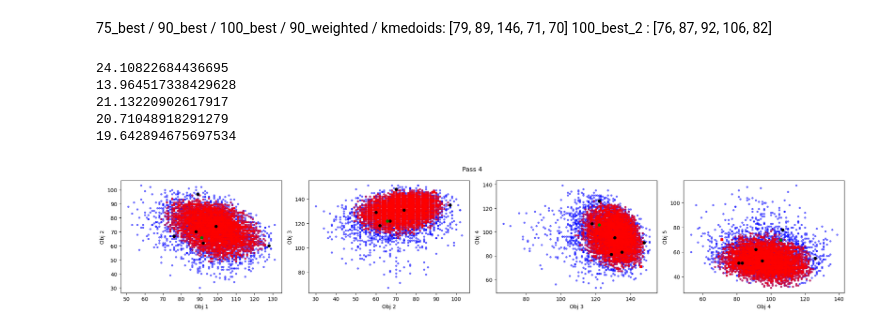
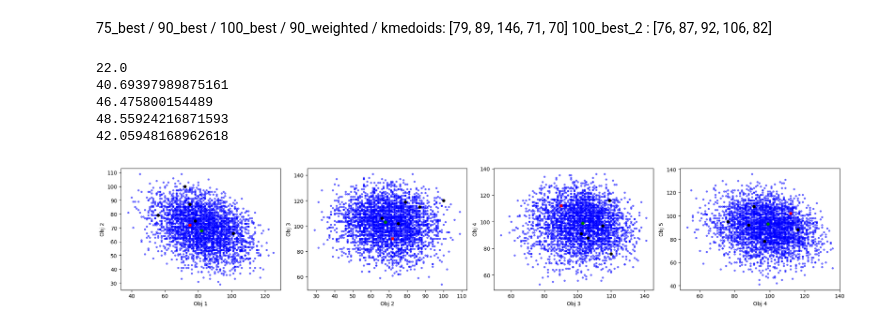
Before and after one commit to rameshsrinivasanuci/multiobjective, a Jupyter notebook: stimulate_human_guided_eda.ipynb, the cells around one changed output. Saved outputs shown, nothing was run; the diff lists cells and outputs as text; code cells hidden in the pictures.

```diff
--- a/stimulate_human_guided_eda.ipynb
+++ b/stimulate_human_guided_eda.ipynb
@@ -288,9 +245,12 @@ Pass 4: dist_to_ref=52.0000,
 100_best_2 : [76, 87, 92, 106, 82]
 # %%
 max_passes = 5
-with open('data/eda_results/history_90bestother_weighted.pkl', 'rb') as f:
+run_name = "90_per"
+ref_sol = np.array([75, 72, 90, 112, 102])
+
+with open(f'data/eda_results/history_{run_name}.pkl', 'rb') as f:
     history = pickle.load(f)
-ref_sol = np.array([79, 89, 146, 71, 70])
+
 selected_sols_list = []
 aspi_sol_list = []
 pf_dense_list = []
@@ -305,11 +265,11 @@ for i in range(max_passes):
 
     print(np.linalg.norm(aspi_sol - ref_sol))
 # %% [output]
-24.10822684436695
-13.964517338429628
-21.13220902617917
-20.71048918291279
-19.642894675697534
+22.0
+40.69397989875161
+46.475800154489
+48.55924216871593
+42.05948168962618
 # %%
 # with open('card_game/eda_results/eda_trial8.pkl', 'rb') as f:
 #     results = pickle.load(f)
@@ -339,6 +277,6 @@ from matplotlib import pyplot as plt
 # %%
-with open(f'data/eda_results/eda_human_passinitial_dense_best.pkl', 'rb') as f:
-        results = pickle.load(f)
+with open(f'data/eda_results/eda_passinitial_{run_name}.pkl', 'rb') as f:
+    results = pickle.load(f)
 
 pf = results["converged_pf_table"][-1]
 
@@ -349,47 +287,38 @@ ax2 = fig.add_subplot(1, 4, 3)
 ax3 = fig.add_subplot(1, 4, 4)
 
 ax0.plot(pf[:, 0], pf[:, 1], 'bo', alpha=0.5, markersize=3)
-ax0.plot(pf_dense_list[0][:, 0], pf_dense_list[0][:, 1], 'ro', alpha=0.5, markersize=3)
+# ax0.plot(pf_dense_list[0][:, 0], pf_dense_list[0][:, 1], 'ro', alpha=0.5, markersize=3)
 ax0.plot(ref_sol[0], ref_sol[1], 'rs', alpha=1, markersize=5)
 ax0.plot(selected_sols_list[0][:, 0], selected_sols_list[0][:, 1], 'ko', alpha=1, markersize=5)
 ax0.plot(aspi_sol_list[0][0], aspi_sol_list[0][1], 'go', alpha=1, markersize=5)
 ax0.set_xlabel('Obj 1')
 ax0.set_ylabel('Obj 2')
-# ax0.set_ylim(30, 120)
-# ax0.set_xlim(35, 125)
 
 ax1.plot(pf[:, 1], pf[:, 2], 'bo', alpha=0.5, markersize=3)
-ax1.plot(pf_dense_list[0][:, 1], pf_dense_list[0][:, 2], 'ro', alpha=0.5, markersize=3)
+# ax1.plot(pf_dense_list[0][:, 1], pf_dense_list[0][:, 2], 'ro', alpha=0.5, markersize=3)
 ax1.plot(ref_sol[1], ref_sol[2], 'rs', alpha=1, markersize=5)
 ax1.plot(selected_sols_list[0][:, 1], selected_sols_list[0][:, 2], 'ko', alpha=1, markersize=5)
 ax1.plot(aspi_sol_list[0][1], aspi_sol_list[0][2], 'go', alpha=1, markersize=5)
 ax1.set_xlabel('Obj 2')
 ax1.set_ylabel('Obj 3')
-# ax1.set_ylim(75, 160)
-# ax1.set_xlim(25, 120)
 
 ax2.plot(pf[:, 2], pf[:, 3], 'bo', alpha=0.5, markersize=3)
-ax2.plot(pf_dense_list[0][:, 2], pf_dense_list[0][:, 3], 'ro', alpha=0.5, markersize=3)
+# ax2.plot(pf_dense_list[0][:, 2], pf_dense_list[0][:, 3], 'ro', alpha=0.5, markersize=3)
 ax2.plot(ref_sol[2], ref_sol[3], 'rs', alpha=1, markersize=5)
 ax2.plot(selected_sols_list[0][:, 2], selected_sols_list[0][:, 3], 'ko', alpha=1, markersize=5)
 ax2.plot(aspi_sol_list[0][2], aspi_sol_list[0][3], 'go', alpha=1, markersize=5)
 ax2.set_xlabel('Obj 3')
 ax2.set_ylabel('Obj 4')
-# ax2.set_ylim(35, 135)
-# ax2.set_xlim(70, 160)
 
 ax3.plot(pf[:, 3], pf[:, 4], 'bo', alpha=0.5, markersize=3)
-ax3.plot(pf_dense_list[0][:, 3], pf_dense_list[0][:, 4], 'ro', alpha=0.5, markersize=3)
+# ax3.plot(pf_dense_list[0][:, 3], pf_dense_list[0][:, 4], 'ro', alpha=0.5, markersize=3)
 ax3.plot(ref_sol[3], ref_sol[4], 'rs', alpha=1, markersize=5)
 ax3.plot(selected_sols_list[0][:, 3], selected_sols_list[0][:, 4], 'ko', alpha=1, markersize=5)
 ax3.plot(aspi_sol_list[0][3], aspi_sol_list[0][4], 'go', alpha=1, markersize=5)
 ax3.set_xlabel('Obj 4')
 ax3.set_ylabel('Obj 5')
-# ax3.set_ylim(35, 125)
-# ax3.set_xlim(35, 140)
 
-fig.suptitle(f'Pass {i}')
 fig.tight_layout()
 plt.show()
 # %% [output]
-[figure, old version]
+[figure, new version]
```
Also changed, not shown: parts of 7 cells of this notebook, 1 other file.
